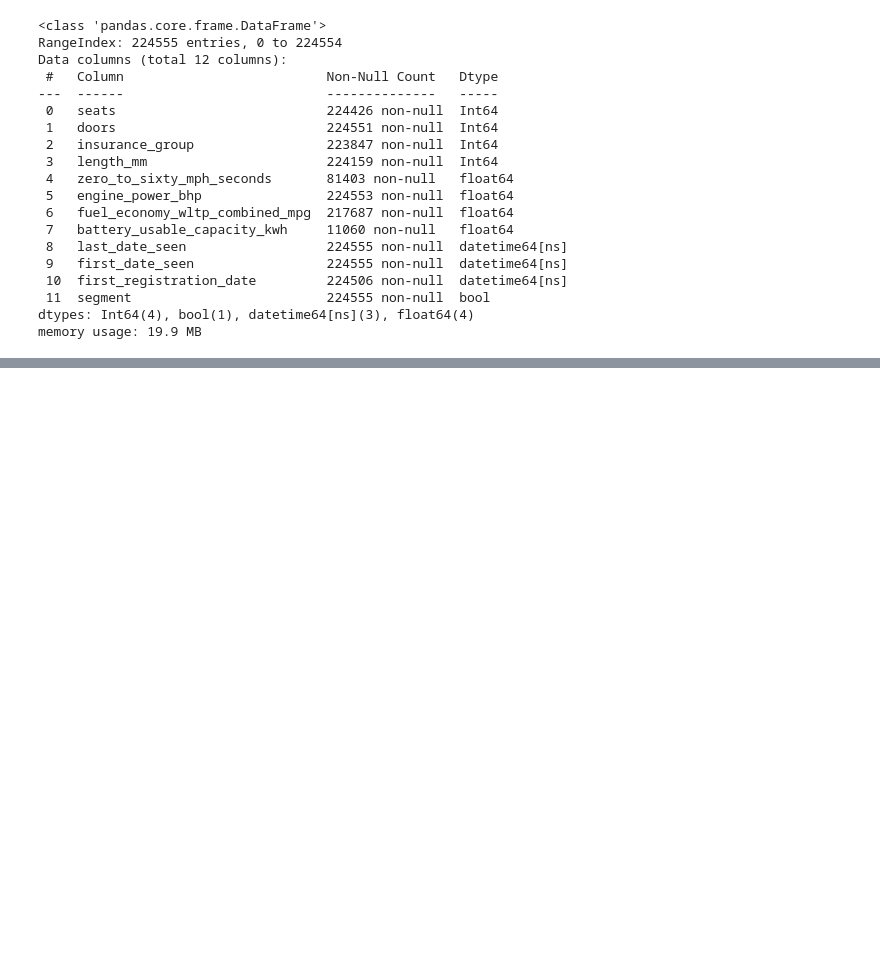
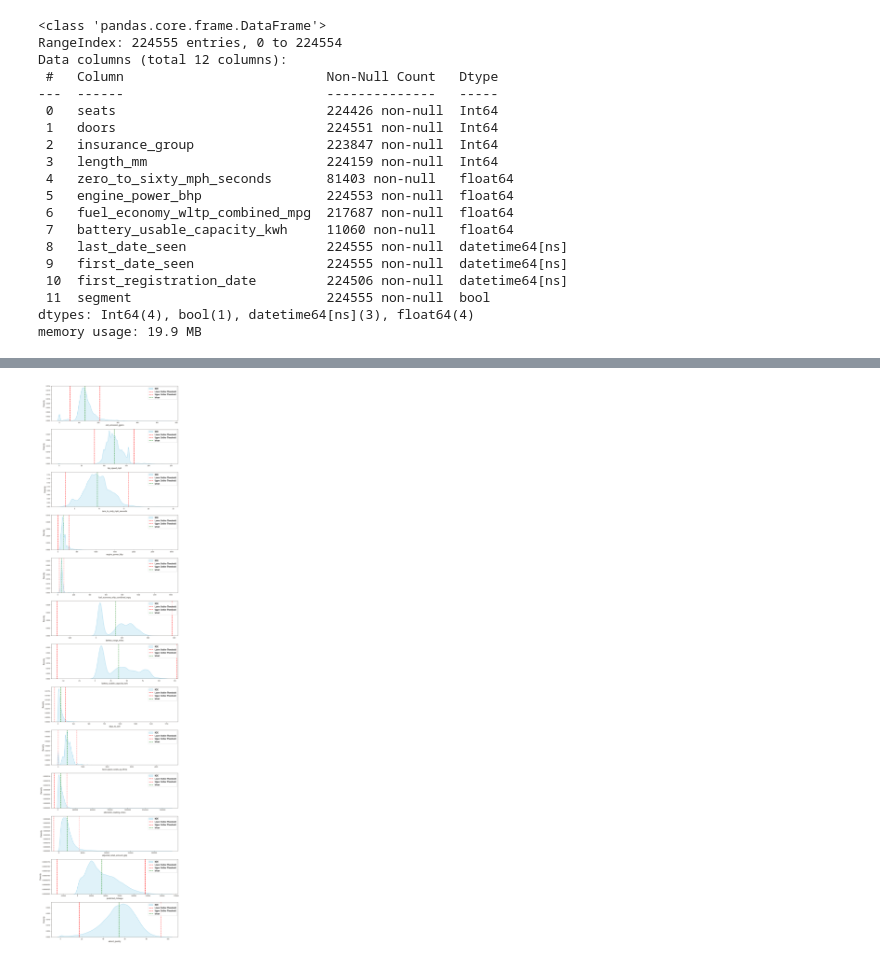
Before and after one commit to 4REHMA70/auto-trader, a Jupyter notebook: a.ipynb, the cells around one changed output, grey strips where cells are left out. Saved outputs shown, nothing was run; the diff lists cells and outputs as text; code cells hidden in the pictures; blank space fills up the shorter version.

```diff
--- a/a.ipynb
+++ b/a.ipynb
@@ -243,0 +331,40 @@ memory usage: 19.9 MB
+# %%
+numerical_variables = [
+    'co2_emission_gpkm',
+    'top_speed_mph',
+    'zero_to_sixty_mph_seconds',
+    'engine_power_bhp',
+    'fuel_economy_wltp_combined_mpg',
+    'battery_range_miles',
+    'battery_usable_capacity_kwh',
+    # 'length_mm',
+    'days_to_sell',
+    'boot_space_seats_up_litres',
+    'odometer_reading_miles',
+    'adjusted_retail_amount_gbp',
+    'predicted_mileage',
+    'advert_quality'
+]
+
+fig, axes = plt.subplots(nrows=len(numerical_variables), ncols=1, figsize=(10, 3 * len(numerical_variables)))
+
+for i, variable in enumerate(numerical_variables):
+    Q1 = dropped_df[variable].quantile(0.25)
+    Q3 = dropped_df[variable].quantile(0.75)
+    IQR = Q3 - Q1
+    lower_threshold = Q1 - 1.5 * IQR
+    upper_threshold = Q3 + 1.5 * IQR
+
+    sns.kdeplot(data=dropped_df, x=variable, ax=axes[i], fill=True, color='skyblue', label='KDE')
+    axes[i].axvline(lower_threshold, color='red', linestyle='--', label='Lower Outlier Threshold')
+    axes[i].axvline(upper_threshold, color='red', linestyle='--', label='Upper Outlier Threshold')
+    axes[i].axvline(dropped_df[variable].mean(), color='green', linestyle='--', label='Mean')
+
+    axes[i].set_xlabel(variable)
+    axes[i].set_ylabel('Density')
+    axes[i].legend()
+
+plt.tight_layout()
+plt.show()
+# %% [output]
+[figure, added]
```
Also changed, not shown: parts of 10 cells of this notebook.
